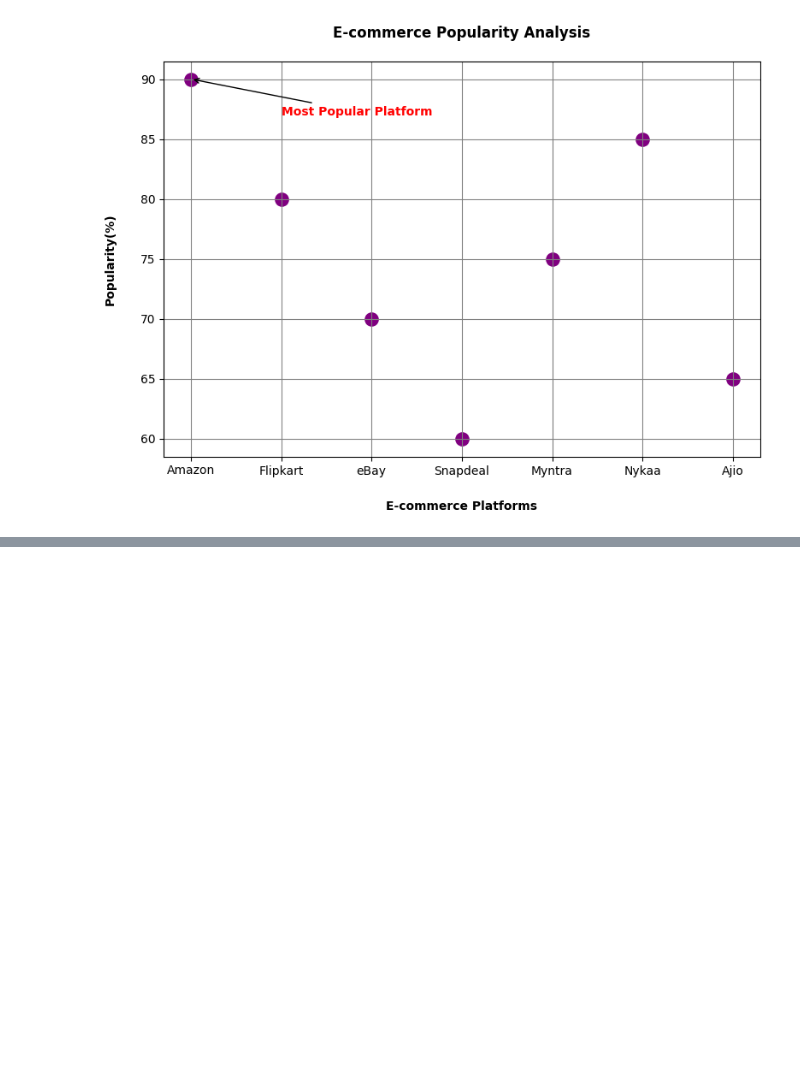
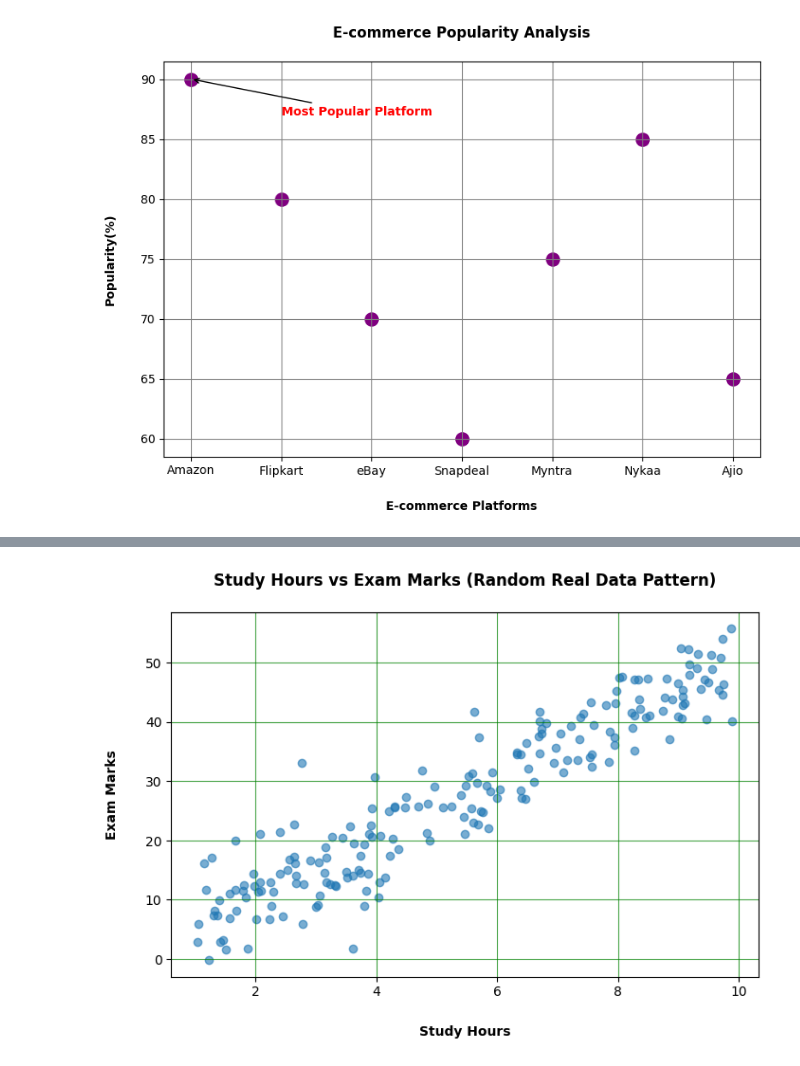
Before and after one commit to pratiksha-2410/Matplotlib-Charts, a Jupyter notebook: Line Plots.ipynb, the cells around one changed output, grey strips where cells are left out. Drawn from its saved outputs; the diff is of its cells as text; code cells hidden in the pictures; blank space fills up the shorter version.

```diff
--- a/Line Plots.ipynb
+++ b/Line Plots.ipynb
@@ -339,0 +398,22 @@ plt.show()
+# %%
+
+np.random.seed(42)
+
+study_hours = np.random.uniform(1, 10, 200)
+
+# marks depend on study hours + randomness
+marks = 5*study_hours + np.random.normal(0,5,200)
+
+plt.figure(figsize=(8,5))
+
+plt.scatter(study_hours, marks, alpha=0.6)
+
+plt.title("Study Hours vs Exam Marks (Random Real Data Pattern)",fontweight='bold',pad=20)
+plt.xlabel("Study Hours",fontweight='bold',labelpad=20)
+plt.ylabel("Exam Marks",fontweight='bold',labelpad=20)
+
+plt.grid(alpha=0.7,color='green')
+
+plt.show()
+# %% [output]
+[figure, added]
```
Also changed, not shown: parts of 3 cells of this notebook, 1 other file.
